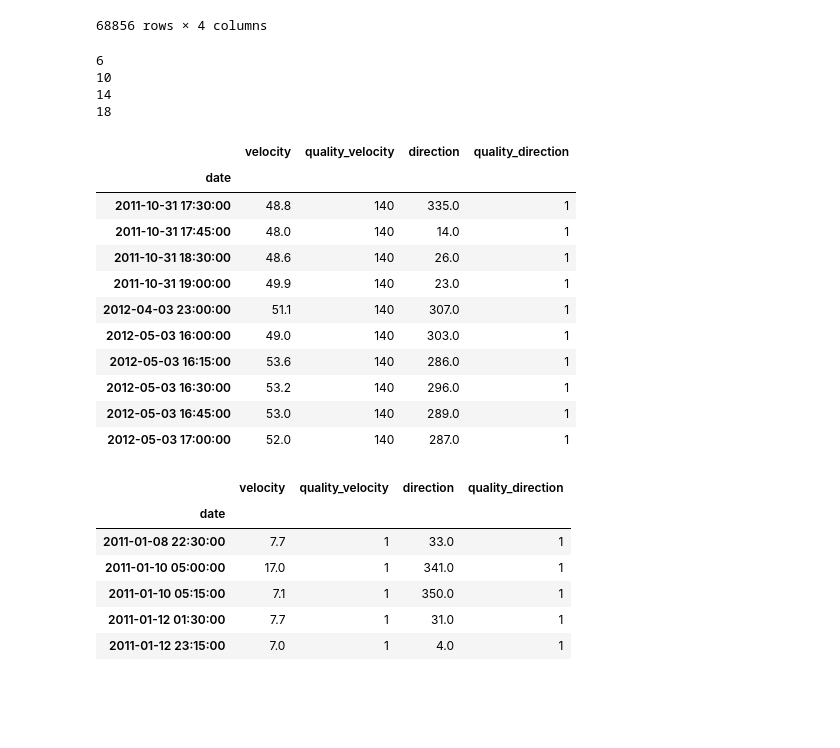
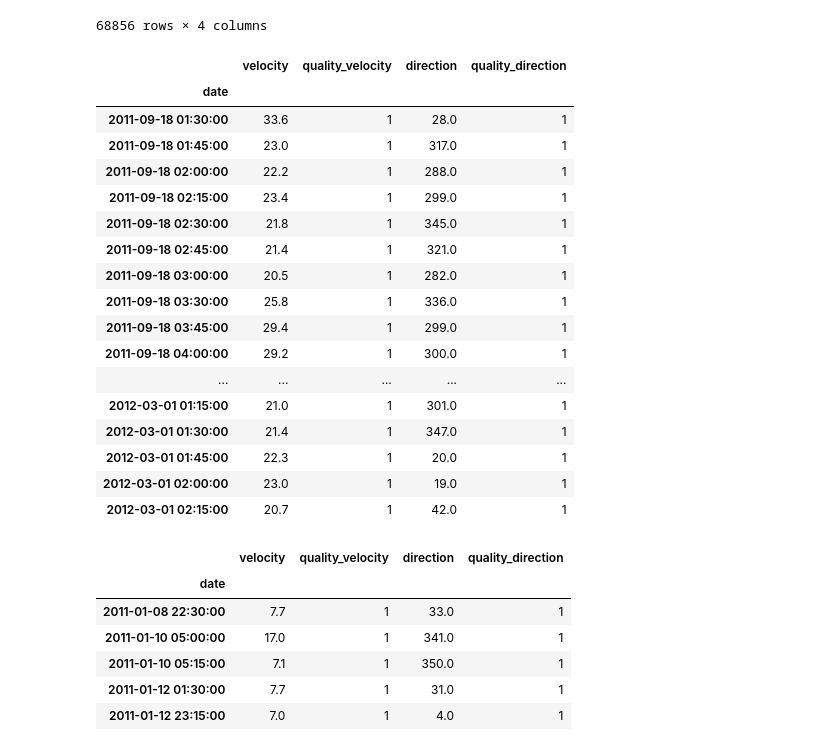
Before and after one commit to sononicola/Solar-and-Wind-Rose-Diagram, a Jupyter notebook: windRose.ipynb, the cells around one changed output. Saved outputs shown, nothing was run; the diff lists cells and outputs as text; code cells hidden in the pictures; blank space fills up the shorter version.

```diff
--- a/windRose.ipynb
+++ b/windRose.ipynb
@@ -106,6 +106,11 @@ df_dir = pd.read_csv("windRose/t0129_direzione_tutte.csv" , sep=",", index_col=0
                 names=["date","direction", "quality_direction"])
 
 df = df_vel.join(df_dir)
+
+df = df.dropna() # remove NaN values
+df = df.astype({"quality_velocity":"int64", "quality_direction":"int64"})
+df = df.loc[(df.quality_direction == 1) & df.quality_velocity==1] # keep only values where quality factor is 1
+
 df
 # %% [output]
 |  | velocity | quality_velocity | direction | quality_direction |
@@ -125,2 +129,0 @@ df
-# %%
-df.dropna(inplace=True)
@@ -185,30 +149,27 @@ dtype: object
 | 2021-12-30 08:40:00 | 1.7 | 1.0 | 35.0 | 1.0 |
 | 2021-12-30 08:50:00 | 0.6 | 1.0 | 330.0 | 1.0 |
 68856 rows × 4 columns
-# %%
-HOUR_RANGES = [6, 10, 14, 18, 22]
-for hour_range_index in range(len(HOUR_RANGES) - 1):
-    print(HOUR_RANGES[hour_range_index])
-# %% [output]
-6
-10
-14
-18
 # %%
-df.loc[df.velocity >= 48]
+df.loc[df.velocity >= 20]
 # %% [output]
 |  | velocity | quality_velocity | direction | quality_direction |
 | date |  |  |  |  |
-| 2011-10-31 17:30:00 | 48.8 | 140 | 335.0 | 1 |
-| 2011-10-31 17:45:00 | 48.0 | 140 | 14.0 | 1 |
-| 2011-10-31 18:30:00 | 48.6 | 140 | 26.0 | 1 |
-| 2011-10-31 19:00:00 | 49.9 | 140 | 23.0 | 1 |
-| 2012-04-03 23:00:00 | 51.1 | 140 | 307.0 | 1 |
-| 2012-05-03 16:00:00 | 49.0 | 140 | 303.0 | 1 |
-| 2012-05-03 16:15:00 | 53.6 | 140 | 286.0 | 1 |
-| 2012-05-03 16:30:00 | 53.2 | 140 | 296.0 | 1 |
-| 2012-05-03 16:45:00 | 53.0 | 140 | 289.0 | 1 |
-| 2012-05-03 17:00:00 | 52.0 | 140 | 287.0 | 1 |
+| 2011-09-18 01:30:00 | 33.6 | 1 | 28.0 | 1 |
+| 2011-09-18 01:45:00 | 23.0 | 1 | 317.0 | 1 |
+| 2011-09-18 02:00:00 | 22.2 | 1 | 288.0 | 1 |
+| 2011-09-18 02:15:00 | 23.4 | 1 | 299.0 | 1 |
+| 2011-09-18 02:30:00 | 21.8 | 1 | 345.0 | 1 |
+| 2011-09-18 02:45:00 | 21.4 | 1 | 321.0 | 1 |
+| 2011-09-18 03:00:00 | 20.5 | 1 | 282.0 | 1 |
+| 2011-09-18 03:30:00 | 25.8 | 1 | 336.0 | 1 |
+| 2011-09-18 03:45:00 | 29.4 | 1 | 299.0 | 1 |
+| 2011-09-18 04:00:00 | 29.2 | 1 | 300.0 | 1 |
+| ... | ... | ... | ... | ... |
+| 2012-03-01 01:15:00 | 21.0 | 1 | 301.0 | 1 |
+| 2012-03-01 01:30:00 | 21.4 | 1 | 347.0 | 1 |
+| 2012-03-01 01:45:00 | 22.3 | 1 | 20.0 | 1 |
+| 2012-03-01 02:00:00 | 23.0 | 1 | 19.0 | 1 |
+| 2012-03-01 02:15:00 | 20.7 | 1 | 42.0 | 1 |
 # %%
 #df.loc[df.velocity >= 7]
 # %% [output]
```
Also changed, not shown: parts of 10 cells of this notebook.
